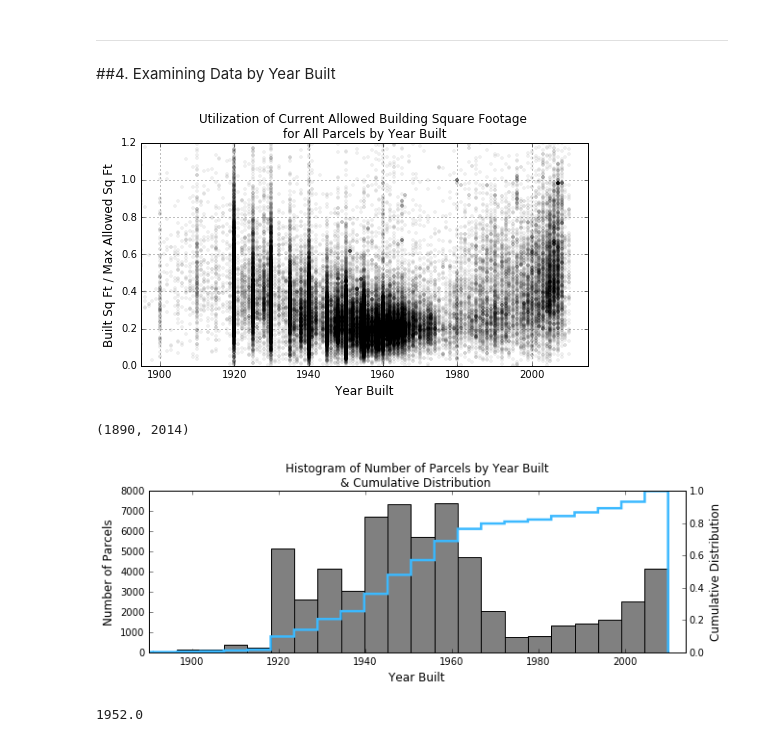
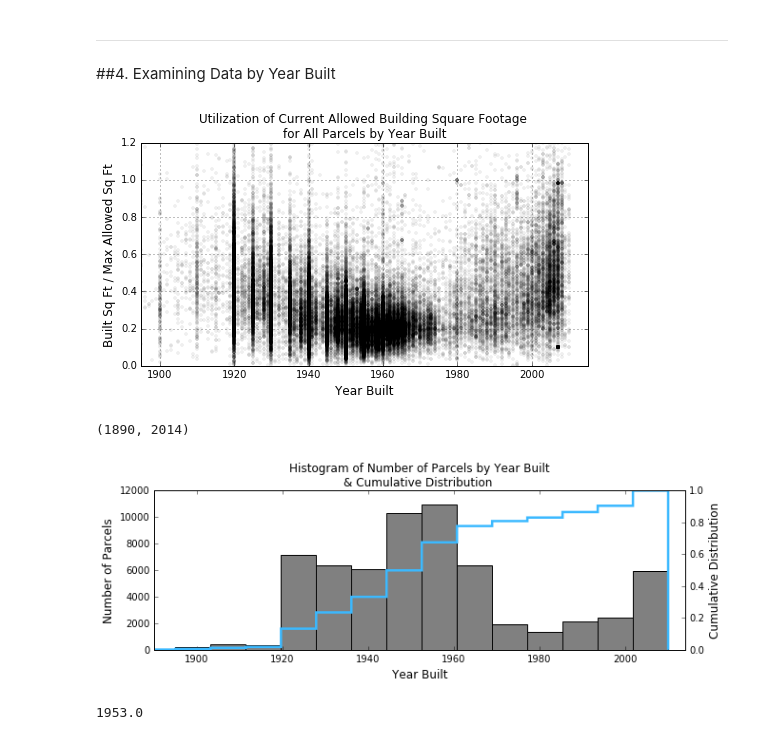
Before and after one commit to hannahbkates/Atlanta_FAR_Utilization, a Jupyter notebook: atl_far_utilization.ipynb, the cells around one changed output. Saved outputs shown, nothing was run; the diff lists cells and outputs as text; code cells hidden in the pictures.

```diff
--- a/atl_far_utilization.ipynb
+++ b/atl_far_utilization.ipynb
@@ -258,4 +275,10 @@ Index([u'Unnamed: 0_x', u'ACRES', u'ADDRESS1', u'ADDRESS2', u'ADDRESS3',
 # %%
-i_analyze = (parcels_z.zkey<>'unknown')&(parcels_z.flag<>'SPI')&(parcels_z.flag<>'C')&(parcels_z.ZONING.notnull())
+i_analyze = ((parcels_z.LandUseGen!='Commercial')&
+             (parcels_z.zkey!='unknown')&
+             (parcels_z.flag!='SPI')&
+             (parcels_z.flag!='C')&
+             ([not i for i in (parcels_z.LANDUSE_DE.str.contains('CONDOMINIUM'))])&
+             (parcels_z.ZONING.notnull()))
 len(parcels_z[i_analyze]), len(parcels_z)
 analyze = parcels_z[i_analyze]
+print len(analyze)
@@ -286,7 +320,8 @@ RG-5     1217   1.695411
 # %%
-simp = pd.concat([analyze.PARID, analyze.BldgSF, analyze.LotSize, analyze.built_far,
-                  analyze.zone, analyze.lot, analyze.height, analyze.footprint,
-                  analyze.far, analyze.far_cond, analyze.sqft_max, analyze.min_min
+simp = pd.concat([analyze.PARID, analyze.BldgSF, analyze.LotSize, analyze.YrBuilt,
+                  analyze.LandUseSpe, analyze.LAND_APPR, analyze.built_far, analyze.zone,
+                  analyze.lot, analyze.height, analyze.footprint, analyze.far_res, analyze.far_nonres,
+                  analyze.far_cond, analyze.far_dup, analyze.sqft_max, analyze.min_min
                  ], axis=1)
 # print simp.head()
 # %%
@@ -294,5 +329,6 @@ simp['check_lot'] = (simp.lot <= simp.LotSize)
 simp['check_far'] = np.nan
 simp['final_sqftmax'] = np.nan
 simp['utilized'] = np.nan
+simp['valsqft'] = simp.LAND_APPR/simp.LotSize
 
 # print simp.tail(100)
@@ -474,7 +545,7 @@ print ("2 --> 3 lr = ", lr)
 # %%
 pl.figure(figsize=(8,4))
 
-pl.plot(plot1.YrBuilt[plot1.YrBuilt>0], plot1.utilized[plot1.YrBuilt>0], '.', color='black', alpha=0.06)
+pl.plot(simp.YrBuilt[simp.YrBuilt>0], simp.utilized[simp.YrBuilt>0], '.', color='black', alpha=0.06)
 pl.ylim(0,1.2)
 pl.xlim(1895,2015)
 pl.title('Utilization of Current Allowed Building Square Footage \nfor All Parcels by Year Built')
@@ -483,33 +554,33 @@ pl.xlabel('Year Built', fontsize=12)
 pl.grid()
 # pl.legend()
 # %% [output]
-[figure, old version]
+[figure, new version]
 # %%
 fig, ax1 = pl.subplots()
 fig.set_figheight(3)
 fig.set_figwidth(10)
 
-nbins = 35
+nbins = 23
 
-ax1.hist(simp1.YrBuilt[simp1.YrBuilt > 0].values, nbins, color='grey')
+ax1.hist(simp.YrBuilt[simp.YrBuilt > 0].values, nbins, color='grey')
 ax1.set_title('Histogram of Number of Parcels by Year Built\n& Cumulative Distribution ')
 ax1.set_xlabel('Year Built', fontsize = 12)
 ax1.set_ylabel('Number of Parcels', fontsize = 12)
 ax1.set_xlim(1890,2014)
 # plt.show()
 
 ax2 = ax1.twinx()
 
-ax2.hist(simp1.YrBuilt[simp1.YrBuilt > 0].values, nbins, color='#3BB9FF', normed=1, cumulative=True,
+ax2.hist(simp.YrBuilt[simp.YrBuilt > 0].values, nbins, color='#3BB9FF', normed=1, cumulative=True,
          histtype='step', lw=2.5)
 ax2.set_ylabel('Cumulative Distribution', fontsize = 12)
 ax2.set_ylim(0,1)
 ax2.set_xlim(1890,2014)
 # plt.show()
 # %% [output]
 (1890, 2014)
-[figure, old version]
+[figure, new version]
 # %%
-median(simp1.YrBuilt[simp1.YrBuilt > 0])
+median(simp.YrBuilt[simp.YrBuilt > 0])
 # %% [output]
-1952.0
+1953.0
```
Also changed, not shown: parts of 32 cells of this notebook.
